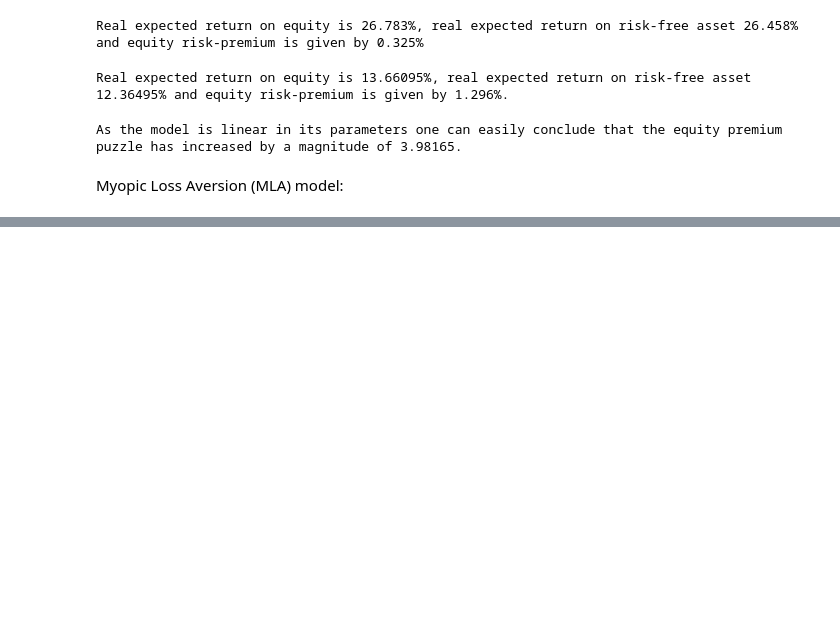
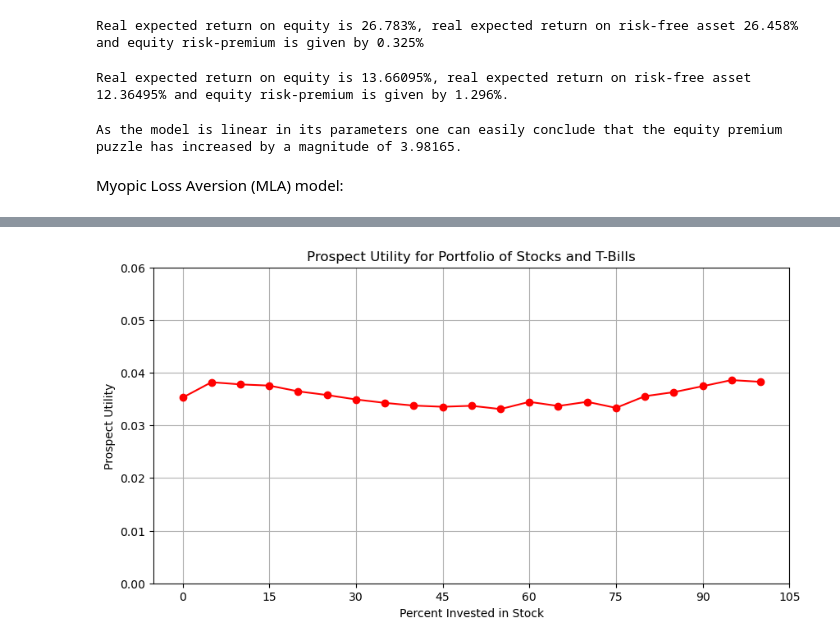
Before and after one commit to mcp656/Seminar, a Jupyter notebook: prescott.ipynb, the cells around one changed output, grey strips where cells are left out. Cells and saved outputs as stored; diff of their text form; code cells hidden in the pictures; blank space fills up the shorter version.

```diff
--- a/prescott.ipynb
+++ b/prescott.ipynb
@@ -368,0 +376,39 @@ plt.gca().xaxis.set_major_locator(MaxNLocator(integer=True))
+# %%
+# Ensure returns are NumPy arrays
+RET_SP500TR = df_monthly["RET_SP500TR"].iloc[1:].values
+RET_SPBDUB3T = df_monthly["RET_SPBDUB3T"].iloc[1:].values
+
+# Number of portfolios
+n = 21
+
+# Create n weights from 0 to 1
+weights = np.linspace(0, 1, n)
+
+# Matrix to hold time series of portfolio returns
+RET_PORT = np.zeros((len(RET_SP500TR), n))
+
+# Compute portfolio returns for each weight
+for i, w in enumerate(weights):
+    RET_PORT[:, i] = w * RET_SP500TR + (1 - w) * RET_SPBDUB3T
+
+# Wrap in DataFrame
+RET_PORT_df = pd.DataFrame(RET_PORT, columns=[f'{w:.2f}' for w in weights])
+
+# Utility of portfolio
+utility_port = np.zeros(n)
+
+for i in range(n):
+    utility_port[i] = sim_utility_fixed_block_length(RET_PORT_df.iloc[:, i], 12, n_samples=100000)
+# %%
+plt.figure(figsize=(10, 5))
+plt.plot(weights*100, utility_port, marker='o', color="red")
+plt.xlabel('Percent Invested in Stock')
+plt.ylabel('Prospect Utility')
+plt.title('Prospect Utility for Portfolio of Stocks and T-Bills')
+plt.ylim(0, 0.06)
+plt.grid()
+
+# Force whole number ticks on x-axis
+plt.gca().xaxis.set_major_locator(MaxNLocator(integer=True))
+# %% [output]
+[figure, added]
```
Also changed, not shown: parts of 5 cells of this notebook.
